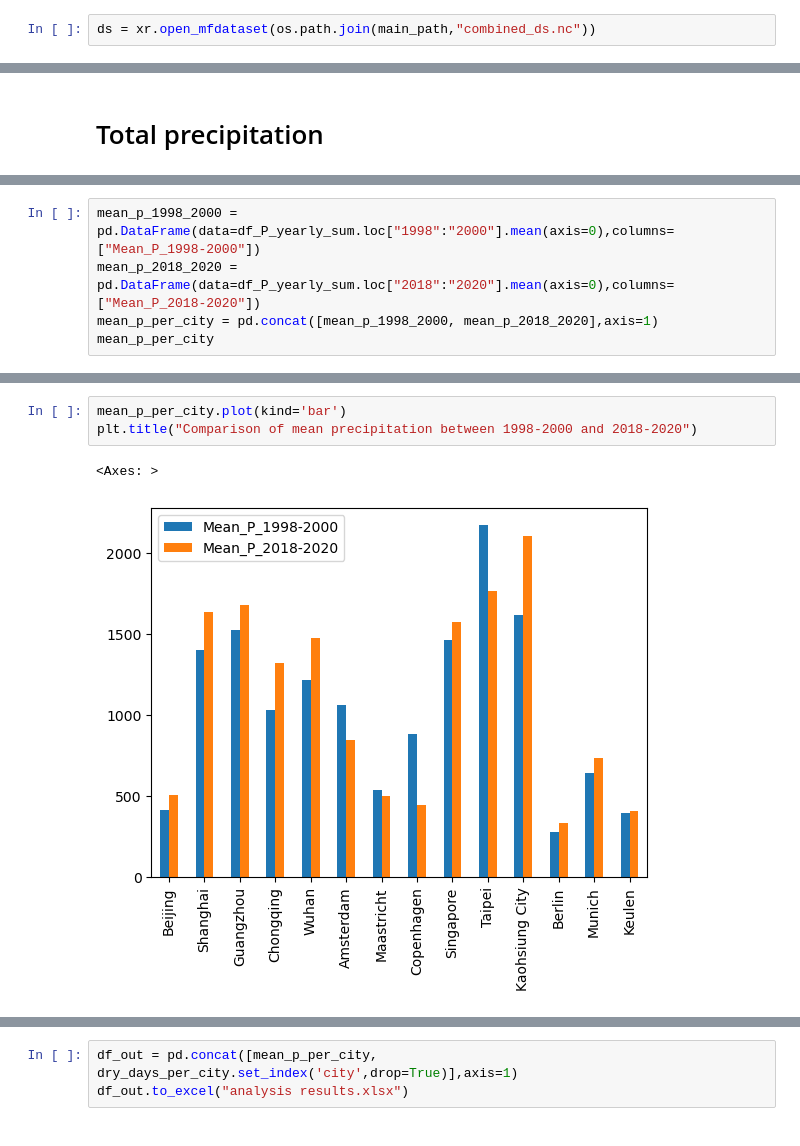
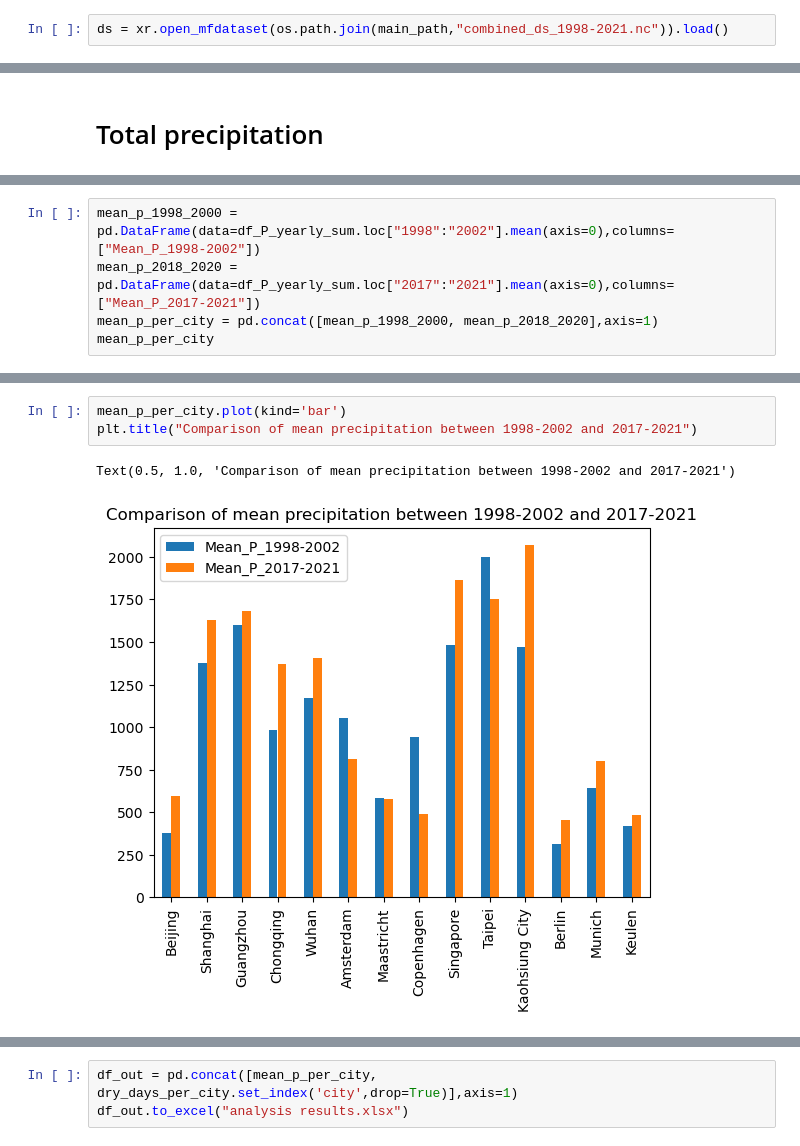
Before and after one commit to Daafip/west-meets-east, a Jupyter notebook: Read_nc_Files.ipynb, the cells around one changed output, grey strips where cells are left out. Drawn from its saved outputs; the diff is of its cells as text.

```diff
--- a/Read_nc_Files.ipynb
+++ b/Read_nc_Files.ipynb
@@ -40,7 +40,7 @@ if run:
     ds = xr.open_mfdataset(files)
     ds.to_netcdf(os.path.join(main_path,"combined_ds.nc"))
 # %%
-ds = xr.open_mfdataset(os.path.join(main_path,"combined_ds.nc"))
+ds = xr.open_mfdataset(os.path.join(main_path,"combined_ds_1998-2021.nc")).load()
 # %%
 ds
 # %% [output]
@@ -279,6 +275,6 @@ Text(0, 0.5, 'Sum yearly rainfall mm/year')
 # %%
-mean_p_1998_2000 = pd.DataFrame(data=df_P_yearly_sum.loc["1998":"2000"].mean(axis=0),columns=["Mean_P_1998-2000"])
-mean_p_2018_2020 =  pd.DataFrame(data=df_P_yearly_sum.loc["2018":"2020"].mean(axis=0),columns=["Mean_P_2018-2020"])
+mean_p_1998_2000 = pd.DataFrame(data=df_P_yearly_sum.loc["1998":"2002"].mean(axis=0),columns=["Mean_P_1998-2002"])
+mean_p_2018_2020 =  pd.DataFrame(data=df_P_yearly_sum.loc["2017":"2021"].mean(axis=0),columns=["Mean_P_2017-2021"])
 mean_p_per_city = pd.concat([mean_p_1998_2000, mean_p_2018_2020],axis=1)
 mean_p_per_city
 # %% [output]
@@ -300,8 +296,8 @@ mean_p_per_city
 # %%
 mean_p_per_city.plot(kind='bar')
-plt.title("Comparison of mean precipitation between 1998-2000 and 2018-2020")
+plt.title("Comparison of mean precipitation between 1998-2002 and 2017-2021")
 # %% [output]
-<Axes: >
+Text(0.5, 1.0, 'Comparison of mean precipitation between 1998-2002 and 2017-2021')
-[figure, old version]
+[figure, new version]
 # %%
 df_lst_drydays = []
```
Also changed, not shown: parts of 15 cells of this notebook, 2 other files.
